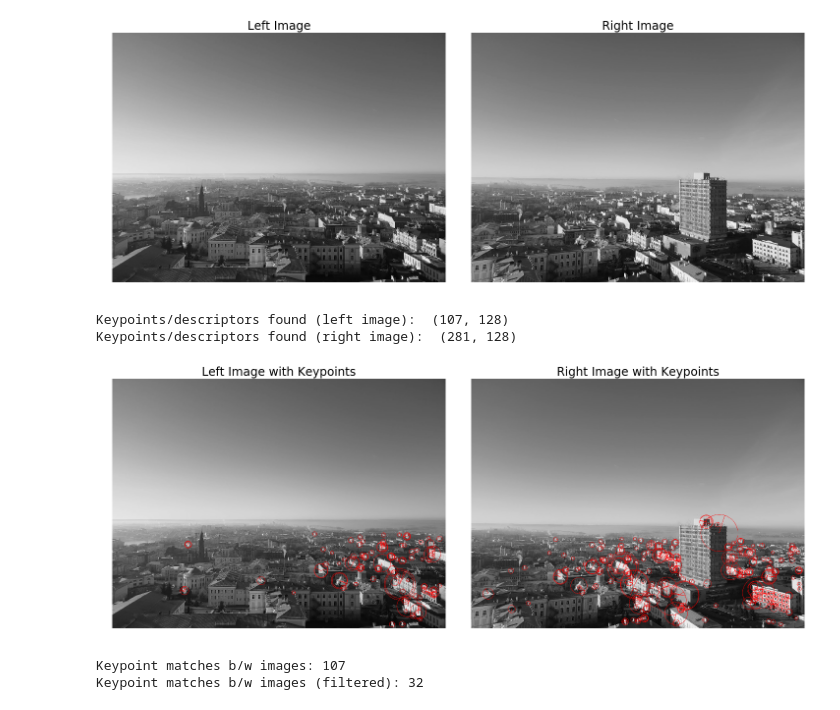
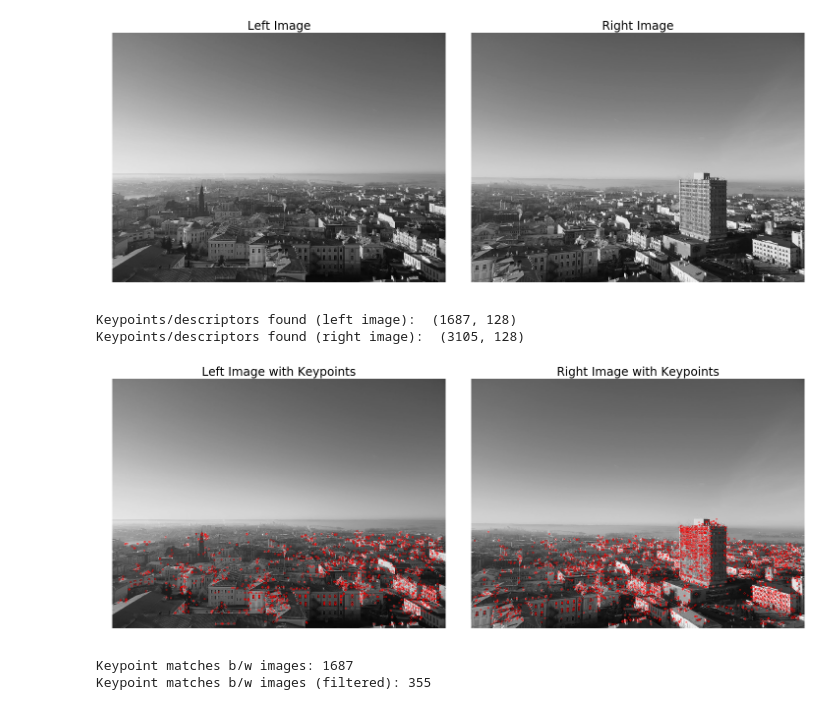
Before and after one commit to ramsafin/computer-vision-courses-2018, a Jupyter notebook: Panorama Stitching/python-demo.ipynb, the cells around one changed output. Cells and saved outputs as stored; diff of their text form; code cells hidden in the pictures.

```diff
--- a/Panorama Stitching/python-demo.ipynb
+++ b/Panorama Stitching/python-demo.ipynb
@@ -47,34 +47,34 @@ plt.show()
 # %%
 # extracting features using SURF
 # feature is a keypoint and descriptor
 
-surf = cv.xfeatures2d.SURF_create(hessianThreshold=10000, extended=True, upright=False)
+surf = cv.xfeatures2d.SURF_create(hessianThreshold=1000, extended=True, upright=False)
 
 left_keypoints, left_desc = surf.detectAndCompute(left_img, None)
 right_keypoints, right_desc = surf.detectAndCompute(right_img, None)
 
 print("Keypoints/descriptors found (left image): ", left_desc.shape)
 print("Keypoints/descriptors found (right image): ", right_desc.shape)
 
 # draw the keypoints on both images
-left_img_with_keypoints = cv.drawKeypoints(left_img, left_keypoints, None, (255,0,0), 4)
-right_img_with_keypoints = cv.drawKeypoints(right_img, right_keypoints, None, (255,0,0), 4)
+left_img_with_keypoints = cv.drawKeypoints(left_img, left_keypoints, None, (255,0,0), 2)
+right_img_with_keypoints = cv.drawKeypoints(right_img, right_keypoints, None, (255,0,0), 2)
 
 fig, axes = plt.subplots(1, 2, figsize=(20,20), constrained_layout=True)
 
 [axis.set_axis_off() for axis in axes.ravel()]
 
 axes[0].imshow(left_img_with_keypoints, 'gray')
 axes[0].set_title('Left Image with Keypoints', fontsize=24)
 
 axes[1].imshow(right_img_with_keypoints, 'gray')
 axes[1].set_title('Right Image with Keypoints', fontsize=24)
 
 plt.show()
 # %% [output]
-Keypoints/descriptors found (left image):  (107, 128)
-Keypoints/descriptors found (right image):  (281, 128)
+Keypoints/descriptors found (left image):  (1687, 128)
+Keypoints/descriptors found (right image):  (3105, 128)
-[figure, old version]
+[figure, new version]
 # %%
 # match keypoints (brute-force) and filter them out by ratio (Lowe's test)
 
@@ -93,8 +93,8 @@ for m, n in raw_matches:
 
 print("Keypoint matches b/w images (filtered): {}".format(len(matches)))
 # %% [output]
-Keypoint matches b/w images: 107
-Keypoint matches b/w images (filtered): 32
+Keypoint matches b/w images: 1687
+Keypoint matches b/w images (filtered): 355
 # %%
 # estimate the homography using RANSAC (from the right to the left image)
 
```
Also changed, not shown: parts of 3 cells of this notebook.
